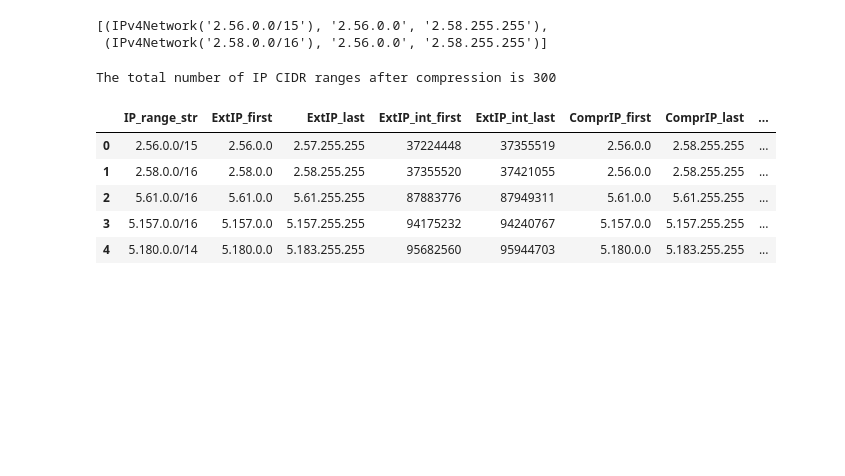
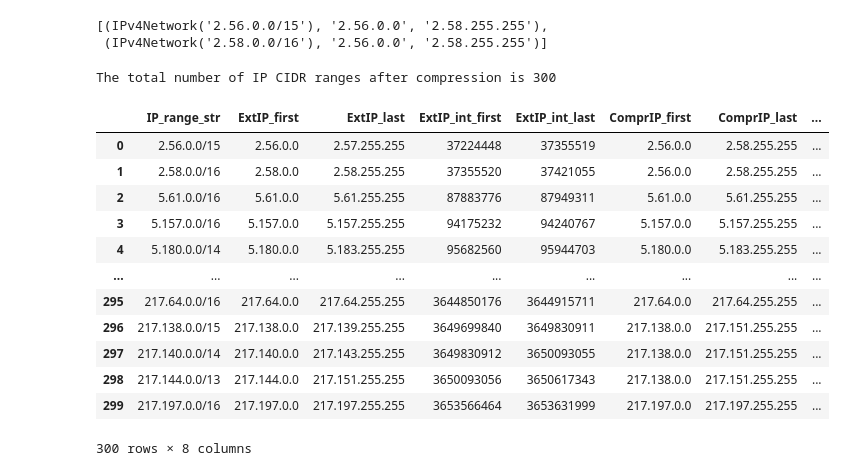
Before and after one commit to jwlai-cloud/DataScience_Playground, a Jupyter notebook: IP_range_to_CIDR.ipynb, the cells around one changed output. Saved outputs shown, nothing was run; the diff lists cells and outputs as text; code cells hidden in the pictures; blank space fills up the shorter version.

```diff
--- a/IP_range_to_CIDR.ipynb
+++ b/IP_range_to_CIDR.ipynb
@@ -12,8 +12,0 @@ Drive already mounted at /content/drive; to attempt to forcibly remount, call dr
-# %%
-# df = pd.read_csv('/content/drive/MyDrive/bq-results-20210810-114917-et3sd45tr4vf/M247_UK_IP_merge_32x255x255.csv')
-# df = pd.read_csv('/content/drive/MyDrive/bq-results-20210810-110223-ibeno2f7sf9/M247_UK_IP_merge_16x255x255.csv')
-# df = pd.read_csv('/content/drive/MyDrive/bq-results-20210810-130309-mavm1uueootm/M247_UK_IP_merge_1x255x255.csv')
-# df = pd.read_csv('/content/drive/MyDrive/bq-results-20210810-140638-ojld7whqhnoh/M247_UK_IP_merge_32x255x255_mask11.csv')
-# df = pd.read_csv('/content/drive/MyDrive/bq-results-20210810-155907-g3t5kr5biy9v/M247_UK_IP_merge_1x255x255_mask24.csv')
-# df = pd.read_csv('/content/drive/MyDrive/bq-results-20210810-163225-w3by6djzlgew/M247_UK_IP_merge_16x255x255_mask16.csv')
-smart_black_df = pd.read_csv('/content/drive/MyDrive/bq-results-20210812-152953-rbzq2ix3ow85/blackip_list.csv')
@@ -151,14 +252,21 @@ cidr_ip_range_df = pd.DataFrame({
     "IP_Pair": ip_range_flat_int_pair
 })
 # %%
-cidr_ip_range_df.head()
+cidr_ip_range_df
 # %% [output]
 |  | IP_range_str | ExtIP_first | ExtIP_last | ExtIP_int_first | ExtIP_int_last | ComprIP_first | ComprIP_last | ... |
 | 0 | 2.56.0.0/15 | 2.56.0.0 | 2.57.255.255 | 37224448 | 37355519 | 2.56.0.0 | 2.58.255.255 | ... |
 | 1 | 2.58.0.0/16 | 2.58.0.0 | 2.58.255.255 | 37355520 | 37421055 | 2.56.0.0 | 2.58.255.255 | ... |
 | 2 | 5.61.0.0/16 | 5.61.0.0 | 5.61.255.255 | 87883776 | 87949311 | 5.61.0.0 | 5.61.255.255 | ... |
 | 3 | 5.157.0.0/16 | 5.157.0.0 | 5.157.255.255 | 94175232 | 94240767 | 5.157.0.0 | 5.157.255.255 | ... |
 | 4 | 5.180.0.0/14 | 5.180.0.0 | 5.183.255.255 | 95682560 | 95944703 | 5.180.0.0 | 5.183.255.255 | ... |
+| ... | ... | ... | ... | ... | ... | ... | ... | ... |
+| 295 | 217.64.0.0/16 | 217.64.0.0 | 217.64.255.255 | 3644850176 | 3644915711 | 217.64.0.0 | 217.64.255.255 | ... |
+| 296 | 217.138.0.0/15 | 217.138.0.0 | 217.139.255.255 | 3649699840 | 3649830911 | 217.138.0.0 | 217.151.255.255 | ... |
+| 297 | 217.140.0.0/14 | 217.140.0.0 | 217.143.255.255 | 3649830912 | 3650093055 | 217.138.0.0 | 217.151.255.255 | ... |
+| 298 | 217.144.0.0/13 | 217.144.0.0 | 217.151.255.255 | 3650093056 | 3650617343 | 217.138.0.0 | 217.151.255.255 | ... |
+| 299 | 217.197.0.0/16 | 217.197.0.0 | 217.197.255.255 | 3653566464 | 3653631999 | 217.197.0.0 | 217.197.255.255 | ... |
+300 rows × 8 columns
 # %%
 num_whiteIPrange = len(whitelist_df)
 # %%
```
Also changed, not shown: parts of 46 cells of this notebook.
